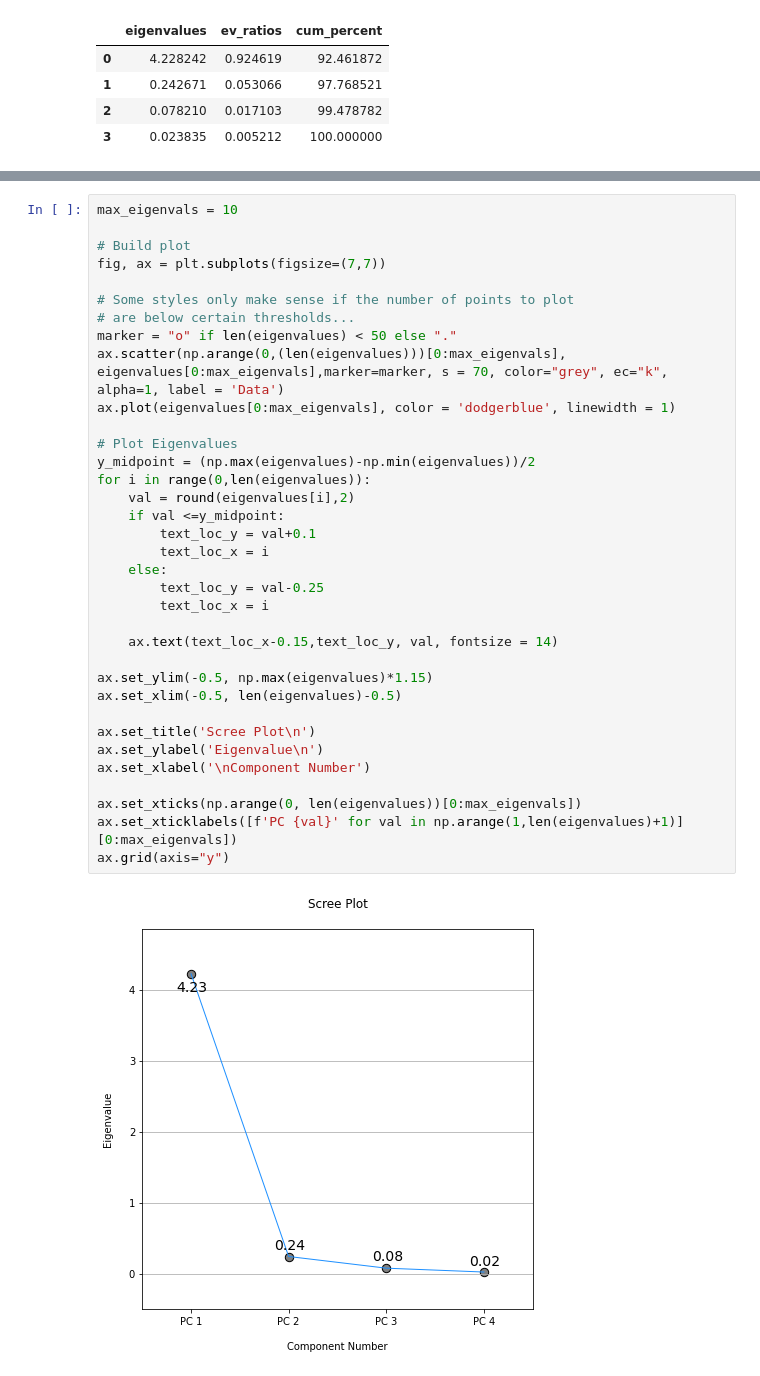
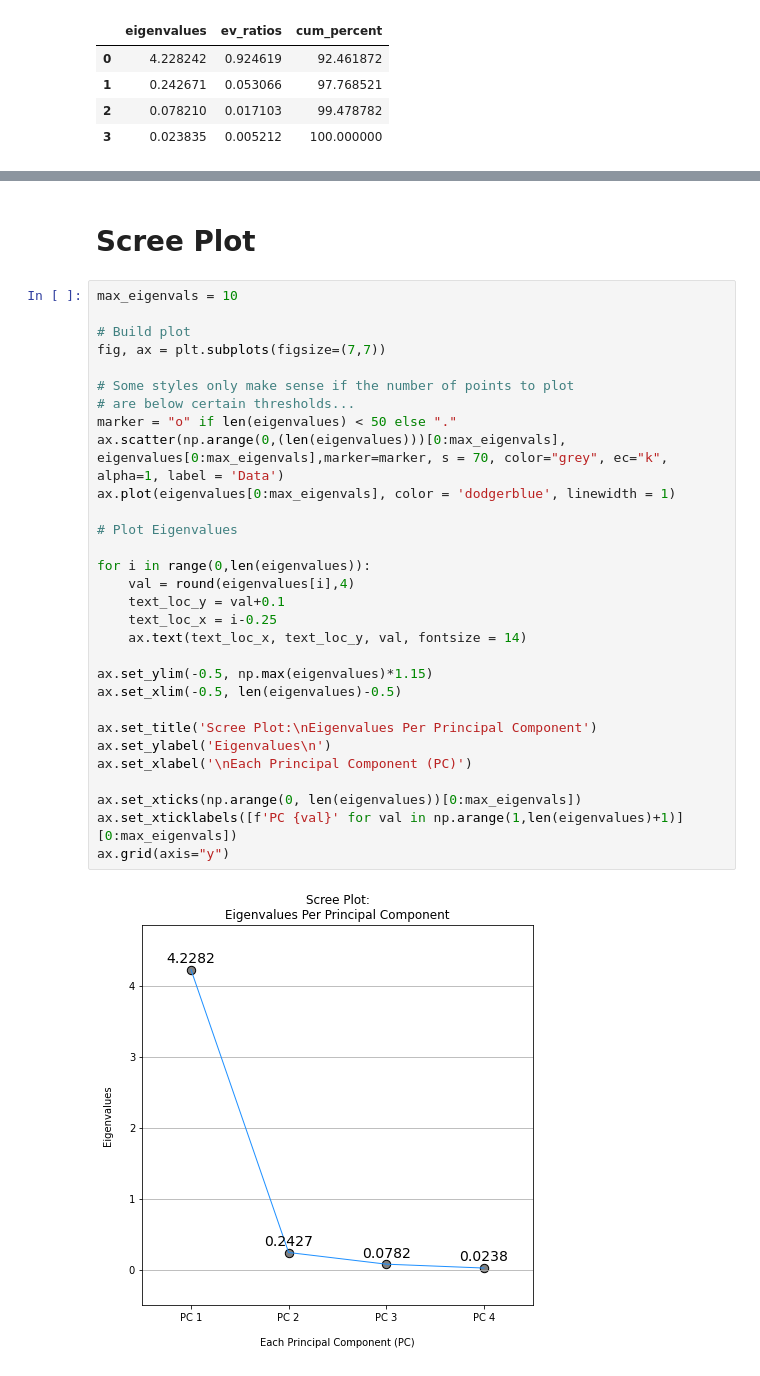
Before and after one commit to AaronNHorvitz/WanderingGoose, a Jupyter notebook: Sandbox/PCA Utility/001 PCA Build.ipynb, the cells around one changed output, grey strips where cells are left out. Cells and saved outputs as stored; diff of their text form.

```diff
--- a/Sandbox/PCA Utility/001 PCA Build.ipynb
+++ b/Sandbox/PCA Utility/001 PCA Build.ipynb
@@ -272,37 +271,34 @@ plt.show()
-# %%
-max_eigenvals = 10
-
-# Build plot
-fig, ax = plt.subplots(figsize=(7,7))
-
-# Some styles only make sense if the number of points to plot
-# are below certain thresholds...
-marker = "o" if len(eigenvalues) < 50 else "."
-ax.scatter(np.arange(0,(len(eigenvalues)))[0:max_eigenvals], eigenvalues[0:max_eigenvals],marker=marker, s = 70, color="grey", ec="k", alpha=1, label = 'Data')
-ax.plot(eigenvalues[0:max_eigenvals], color = 'dodgerblue', linewidth = 1)
-
-# Plot Eigenvalues
-y_midpoint = (np.max(eigenvalues)-np.min(eigenvalues))/2
-for i in range(0,len(eigenvalues)):
-    val = round(eigenvalues[i],2)
-    if val <=y_midpoint:
-        text_loc_y = val+0.1
-        text_loc_x = i
-    else:
-        text_loc_y = val-0.25
-        text_loc_x = i
-
-    ax.text(text_loc_x-0.15,text_loc_y, val, fontsize = 14)
-
-ax.set_ylim(-0.5, np.max(eigenvalues)*1.15)
-ax.set_xlim(-0.5, len(eigenvalues)-0.5)
-
-ax.set_title('Scree Plot\n')
-ax.set_ylabel('Eigenvalue\n')
-ax.set_xlabel('\nComponent Number')
-
-ax.set_xticks(np.arange(0, len(eigenvalues))[0:max_eigenvals])
-ax.set_xticklabels([f'PC {val}' for val in np.arange(1,len(eigenvalues)+1)][0:max_eigenvals])
-ax.grid(axis="y")
-# %% [output]
-[figure, removed]
+# %% [markdown]
+# Scree Plot
+# %%
+max_eigenvals = 10
+
+# Build plot
+fig, ax = plt.subplots(figsize=(7,7))
+
+# Some styles only make sense if the number of points to plot
+# are below certain thresholds...
+marker = "o" if len(eigenvalues) < 50 else "."
+ax.scatter(np.arange(0,(len(eigenvalues)))[0:max_eigenvals], eigenvalues[0:max_eigenvals],marker=marker, s = 70, color="grey", ec="k", alpha=1, label = 'Data')
+ax.plot(eigenvalues[0:max_eigenvals], color = 'dodgerblue', linewidth = 1)
+
+# Plot Eigenvalues
+
+for i in range(0,len(eigenvalues)):
+    val = round(eigenvalues[i],4)
+    text_loc_y = val+0.1
+    text_loc_x = i-0.25
+    ax.text(text_loc_x, text_loc_y, val, fontsize = 14)
+
+ax.set_ylim(-0.5, np.max(eigenvalues)*1.15)
+ax.set_xlim(-0.5, len(eigenvalues)-0.5)
+
+ax.set_title('Scree Plot:\nEigenvalues Per Principal Component')
+ax.set_ylabel('Eigenvalues\n')
+ax.set_xlabel('\nEach Principal Component (PC)')
+
+ax.set_xticks(np.arange(0, len(eigenvalues))[0:max_eigenvals])
+ax.set_xticklabels([f'PC {val}' for val in np.arange(1,len(eigenvalues)+1)][0:max_eigenvals])
+ax.grid(axis="y")
+# %% [output]
+[figure, added]
```
Also changed, not shown: parts of 13 cells of this notebook.
